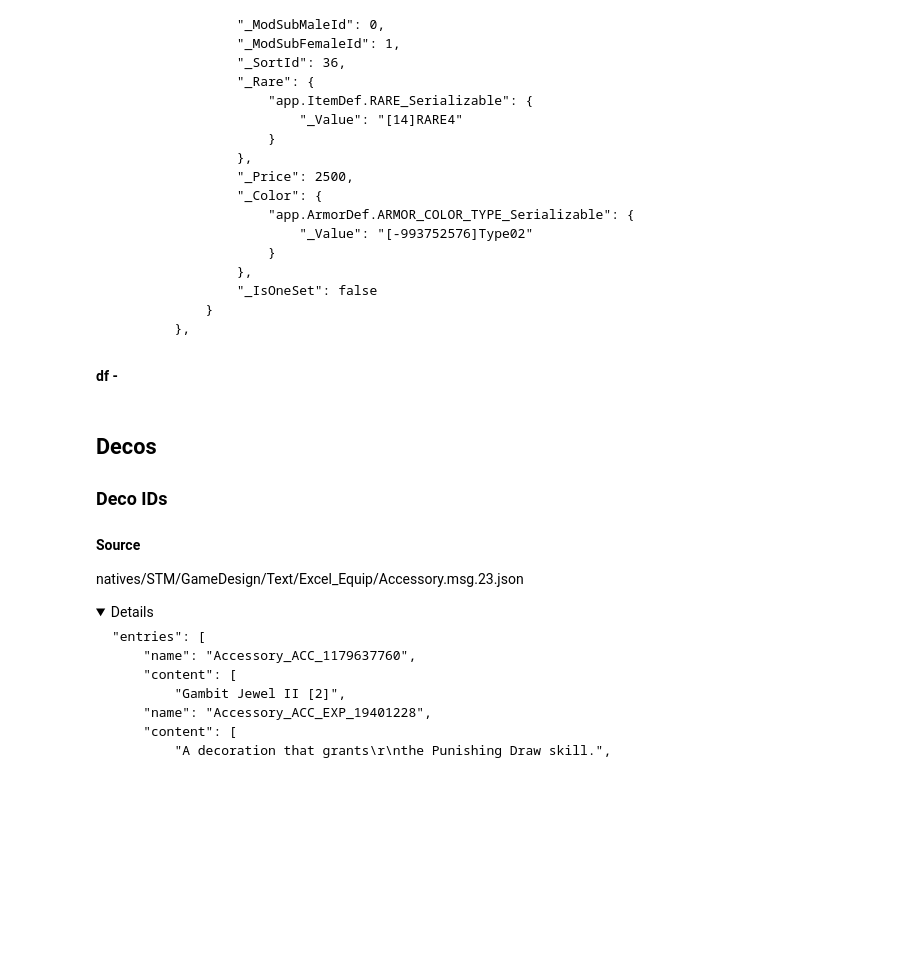
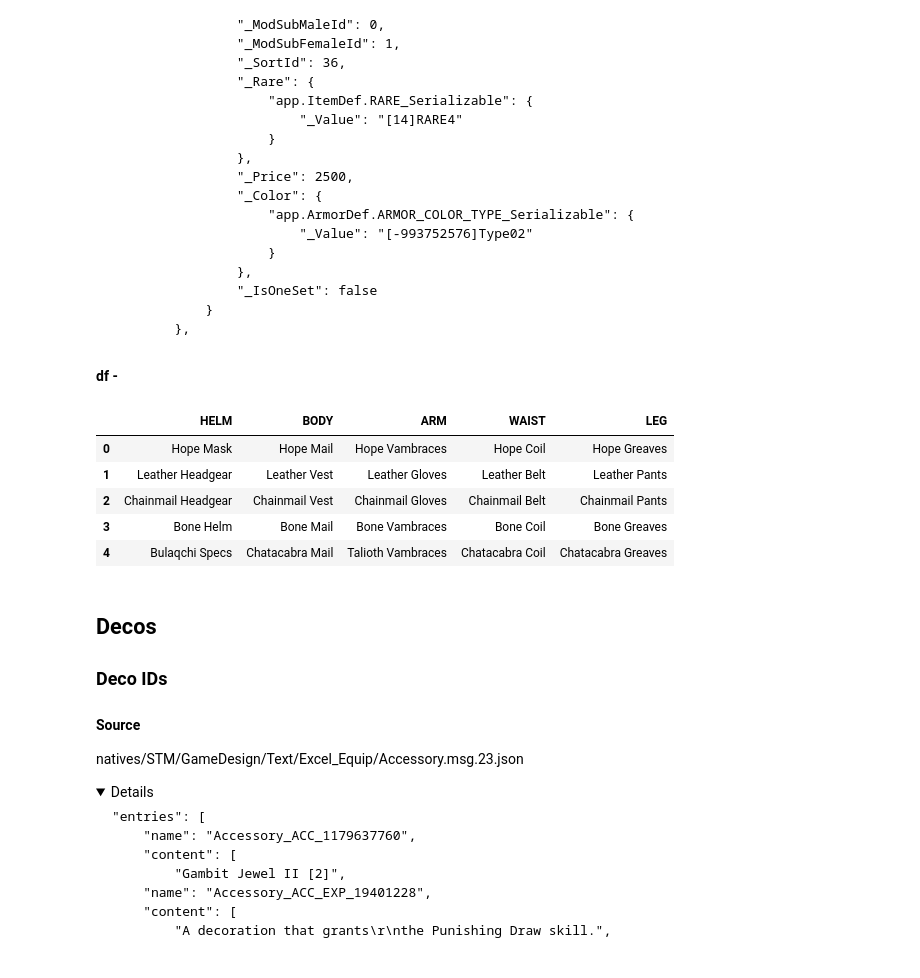
Before and after one commit to NoswalDev/MHWilds_Wrangler, a Jupyter notebook: MHWilds_Wrangle.ipynb, the cells around one changed output. Saved outputs shown, nothing was run; the diff lists cells and outputs as text; code cells hidden in the pictures; folded sections open; blank space fills up the shorter version.

```diff
--- a/MHWilds_Wrangle.ipynb
+++ b/MHWilds_Wrangle.ipynb
@@ -797,6 +819,18 @@ natives/STM/GameDesign/Common/Equip/ArmorSeriesData.user.3.json
 </details>
 
 #### df -
+# %%
+# Calc helper columns
+df_armor_dropdowns = pd.DataFrame.from_dict(df_armor.groupby('Part Type')['Name'].apply(list).to_dict(), orient='index').reindex(['HELM', 'BODY', 'ARM', 'WAIST', 'LEG']).T
+df_armor_dropdowns.head()
+# df_armor_dropdowns.to_excel('armor dropdowns.xlsx')
+# %% [output]
+|  | HELM | BODY | ARM | WAIST | LEG |
+| 0 | Hope Mask | Hope Mail | Hope Vambraces | Hope Coil | Hope Greaves |
+| 1 | Leather Headgear | Leather Vest | Leather Gloves | Leather Belt | Leather Pants |
+| 2 | Chainmail Headgear | Chainmail Vest | Chainmail Gloves | Chainmail Belt | Chainmail Pants |
+| 3 | Bone Helm | Bone Mail | Bone Vambraces | Bone Coil | Bone Greaves |
+| 4 | Bulaqchi Specs | Chatacabra Mail | Talioth Vambraces | Chatacabra Coil | Chatacabra Greaves |
 # %% [markdown]
 ## Decos
 ### Deco IDs
```
Also changed, not shown: parts of 15 cells of this notebook.
